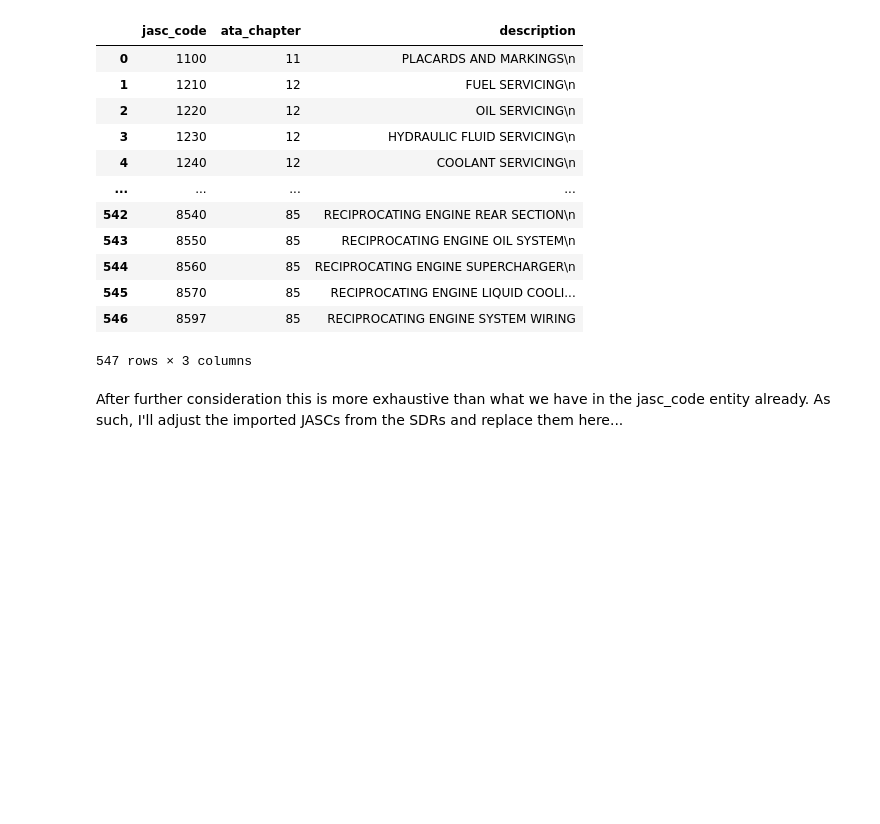
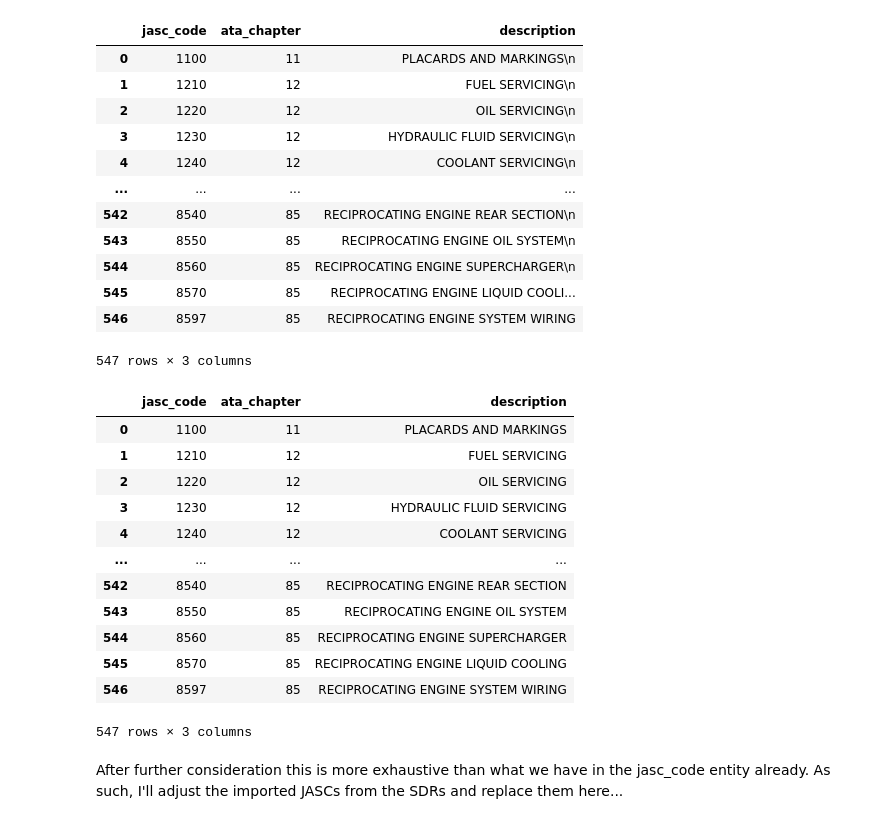
Before and after one commit to NorthrupRobert/737-800_SDR_Reliability_Analysis, a Jupyter notebook: _data_design_and_exploration/04_clean.ipynb, the cells around one changed output. Saved outputs shown, nothing was run; the diff lists cells and outputs as text; code cells hidden in the pictures; blank space fills up the shorter version.

```diff
--- a/_data_design_and_exploration/04_clean.ipynb
+++ b/_data_design_and_exploration/04_clean.ipynb
@@ -273,6 +273,36 @@ jasc_table #yay!!
 | 545 | 8570 | 85 | RECIPROCATING ENGINE LIQUID COOLI... |
 | 546 | 8597 | 85 | RECIPROCATING ENGINE SYSTEM WIRING |
 547 rows × 3 columns
+# %%
+# Remove '\n' tail from descriptions
+# method
+def remove_n_from_desc(row):
+    index_n = row['description'].find('\n')
+
+    #delete tail if found . . .
+    if index_n != -1:
+        row['description'] = row['description'][:index_n]
+
+    return row
+
+# apply
+jasc_table = jasc_table.apply(remove_n_from_desc, axis=1)
+
+jasc_table
+# %% [output]
+|  | jasc_code | ata_chapter | description |
+| 0 | 1100 | 11 | PLACARDS AND MARKINGS |
+| 1 | 1210 | 12 | FUEL SERVICING |
+| 2 | 1220 | 12 | OIL SERVICING |
+| 3 | 1230 | 12 | HYDRAULIC FLUID SERVICING |
+| 4 | 1240 | 12 | COOLANT SERVICING |
+| ... | ... | ... | ... |
+| 542 | 8540 | 85 | RECIPROCATING ENGINE REAR SECTION |
+| 543 | 8550 | 85 | RECIPROCATING ENGINE OIL SYSTEM |
+| 544 | 8560 | 85 | RECIPROCATING ENGINE SUPERCHARGER |
+| 545 | 8570 | 85 | RECIPROCATING ENGINE LIQUID COOLING |
+| 546 | 8597 | 85 | RECIPROCATING ENGINE SYSTEM WIRING |
+547 rows × 3 columns
 # %% [markdown]
 After further consideration this is more exhaustive than what we have in the jasc_code entity already. As such, I'll adjust the imported JASCs from the SDRs and replace them here...
 # %%
```
Also changed, not shown: parts of 10 cells of this notebook, 21 other files.
